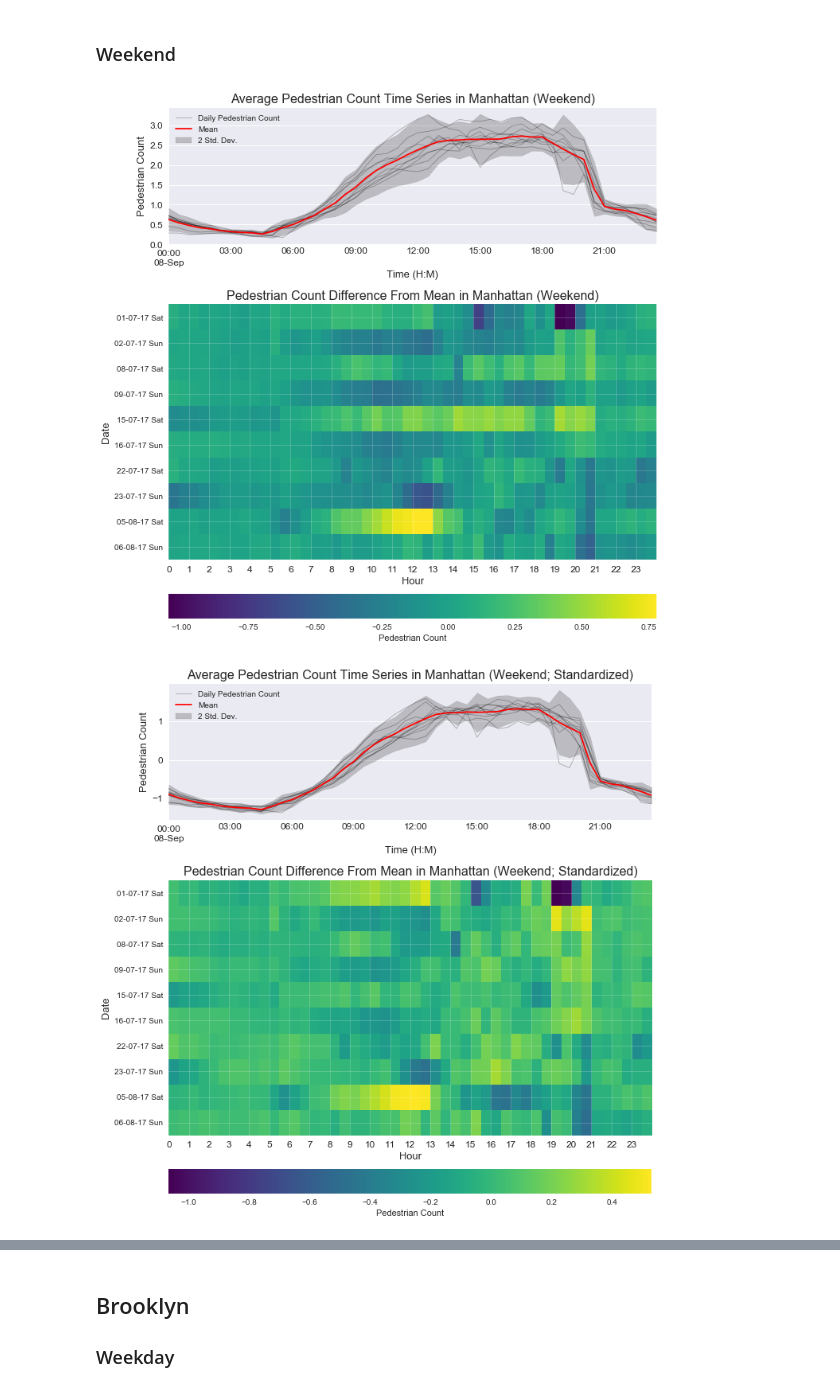
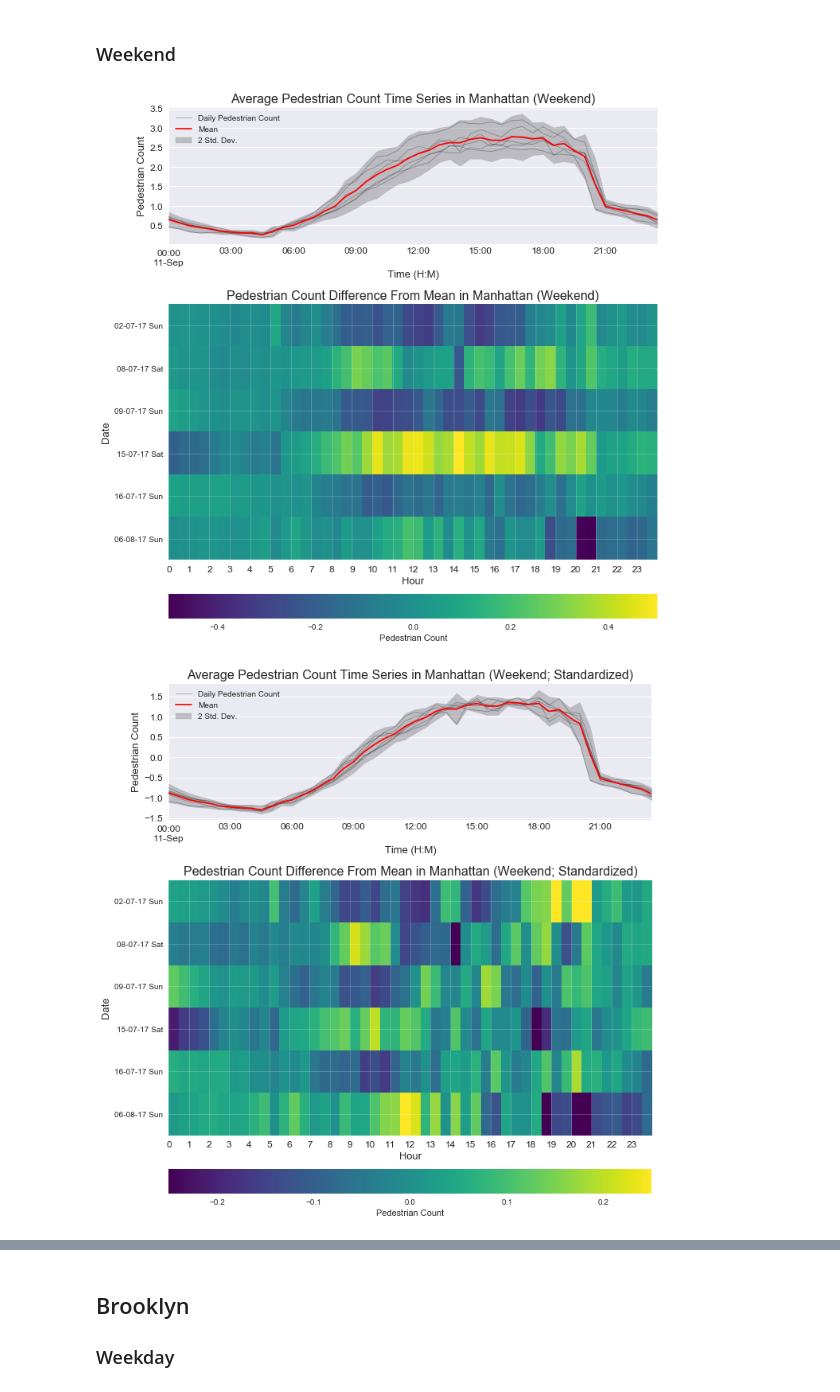
Before and after one commit to basyavasya-honmono/hadive, a Jupyter notebook: notebooks/1.3-JV-Anomalies.ipynb, the cells around one changed output, grey strips where cells are left out. Cells and saved outputs as stored; diff of their text form; code cells hidden in the pictures.

```diff
--- a/notebooks/1.3-JV-Anomalies.ipynb
+++ b/notebooks/1.3-JV-Anomalies.ipynb
@@ -23,7 +23,7 @@ def calc_daily_avg(df, dur="30min"):
     tmp.index = tmp.index.droplevel(0)
     return tmp
 
-def plot_daily_avg(df, dur="30Min", get_results=False, titles=None):
+def plot_daily_avg(df, dur="30Min", clim=5, get_results=False, titles=None):
     fig, [ax1, ax2] = plt.subplots(nrows=2, ncols=1, figsize=(10, 10),
                                    gridspec_kw={"height_ratios": [2, 5]})
 
@@ -40,7 +40,8 @@ def plot_daily_avg(df, dur="30Min", get_results=False, titles=None):
     ax1.legend(handles, ["Daily Pedestrian Count", "Mean", "2 Std. Dev."])
     ax1.tick_params(axis="both", which="both", labelsize=12)
 
-    im = ax2.imshow((df - df.mean()).values, cmap="viridis", aspect="auto")
+    im = ax2.imshow((df - df.mean()).values, clim=(-clim, clim),
+                    cmap="viridis", aspect="auto")
     cbar = fig.colorbar(im, ax=ax2, orientation="horizontal", pad=0.1)
     cbar.ax.set_xlabel("Pedestrian Count")
     ax2.set_xticklabels(range(24))
@@ -78,8 +79,10 @@ def calc_reg_coefs(df_wd, df_we, precip):
     return data
 
 def plot_reg_coefs(df_wd, df_we, precip, boro="BORO"):
+    dayofweek={0:'Monday', 1:'Tuesday', 2:'Wednesday', 3:'Thursday',
+               4:'Friday', 5:'Saturday', 6:'Sunday'}
     tmp = calc_reg_coefs(df_wd, df_we, precip)
-    fig, [ax1, ax2] = plt.subplots(nrows=1, ncols=2, figsize=(16, 7))
+    fig, [ax1, ax2] = plt.subplots(nrows=1, ncols=2, figsize=(10, 5))
 
     xlim = [tmp.wd_coef.min() - .2, tmp.wd_coef.max() + .2]
     ylim = [tmp.we_coef.min() - .2, tmp.we_coef.max() + .2]
@@ -92,22 +95,28 @@ def plot_reg_coefs(df_wd, df_we, precip, boro="BORO"):
             plot_data = tmp[tmp["day"].dt.weekday >= 5]
             dd = "Weekends"
 
-        sc = ax.scatter(plot_data.wd_coef, plot_data.we_coef,
-                        c=plot_data.PRCP, cmap="viridis", s=60)
-        cbar = fig.colorbar(sc, ax=ax, orientation="horizontal")
-        cbar.ax.set_xlabel("Precipitation", fontsize=12)
+        grps = plot_data.groupby(plot_data["day"].dt.weekday)
+        color = iter(cm.viridis(np.linspace(0, 1, len(grps))))
+        for nm, grp in grps:
+            ax.plot(grp.wd_coef, grp.we_coef, marker="o", ls="",
+                    label=dayofweek[nm], c=next(color), ms=10)
 
         ax.set_ylabel("Weekend Coefficient", fontsize=14)
         ax.set_xlabel("Weekday Coefficient", fontsize=14)
-        ax.set_title("""Multivariate Regression Coefficients for {} in {}
-(TS(t) ~ Weekday Average(t) + Weekend Average(t))""".format(
-                dd, boro), fontsize=16)
+        ax.set_title("{}".format(dd), fontsize=14)
         ax.set_xlim(xlim)
         ax.set_ylim(ylim)
 
         for i, txt in enumerate(plot_data.day.dt.date):
-            ax.text(plot_data.wd_coef.values[i],
-                    plot_data.we_coef.values[i], txt)
+            if (abs(plot_data.wd_coef.values[i] - np.mean(plot_data.wd_coef.values)) > 1.5 * plot_data.wd_coef.values.std() or
+                abs(plot_data.we_coef.values[i] - np.mean(plot_data.we_coef.values)) > 1.5 * plot_data.we_coef.values.std()):
+                ax.text(plot_data.wd_coef.values[i],
+                        plot_data.we_coef.values[i], txt)
+        ax.legend()
+
+    fig.suptitle("""Regression Coefficients in {} (TS(t) ~ Weekday Average(t) + Weekend Average(t))""".format(boro),
+                 fontsize=16, y=1.05)
+    fig.tight_layout()
 # %% [markdown]
 # Load Data
 # %%
@@ -203,18 +195,20 @@ mn_we = calc_daily_avg(df[(df.boro == "Manhattan") &
                         (df.index < pd.datetime(2017, 8, 9))])
 
 plot_daily_avg(
-    mn_we,
+    mn_we[~mn_we.index.isin(prcp[prcp["PRCP"] > 0.05]["DATE"].dt.date)],
+    clim=0.5,
     titles=("Average Pedestrian Count Time Series in Manhattan (Weekend)",
             "Pedestrian Count Difference From Mean in Manhattan (Weekend)"))
 # %% [output]
-[figure, old version]
+[figure, new version]
 # %%
 plot_daily_avg(
-    mn_we.T.apply(lambda x: (x - np.mean(x)) / (np.std(x))).T,
+    mn_we[~mn_we.index.isin(prcp[prcp["PRCP"] > 0.05]["DATE"].dt.date)].T.apply(lambda x: (x - np.mean(x)) / (np.std(x))).T,
+    clim=0.25,
     titles=("Average Pedestrian Count Time Series in Manhattan (Weekend; Standardized)",
             "Pedestrian Count Difference From Mean in Manhattan (Weekend; Standardized)"))
 # %% [output]
-[figure, old version]
+[figure, new version]
 # %%
 plot_reg_coefs(mn_wd, mn_we, prcp, "Manhattan")
 # %% [output]
```
Also changed, not shown: parts of 28 cells of this notebook.
